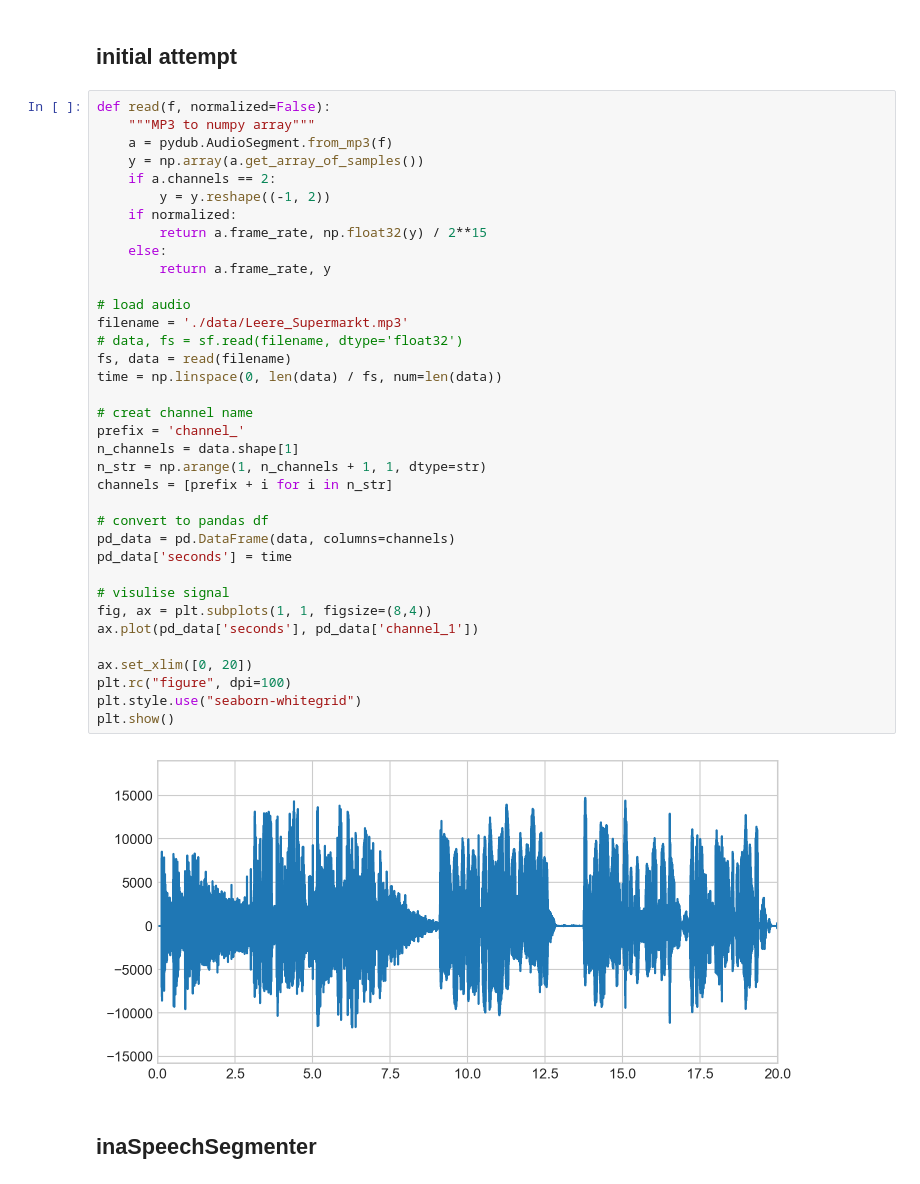
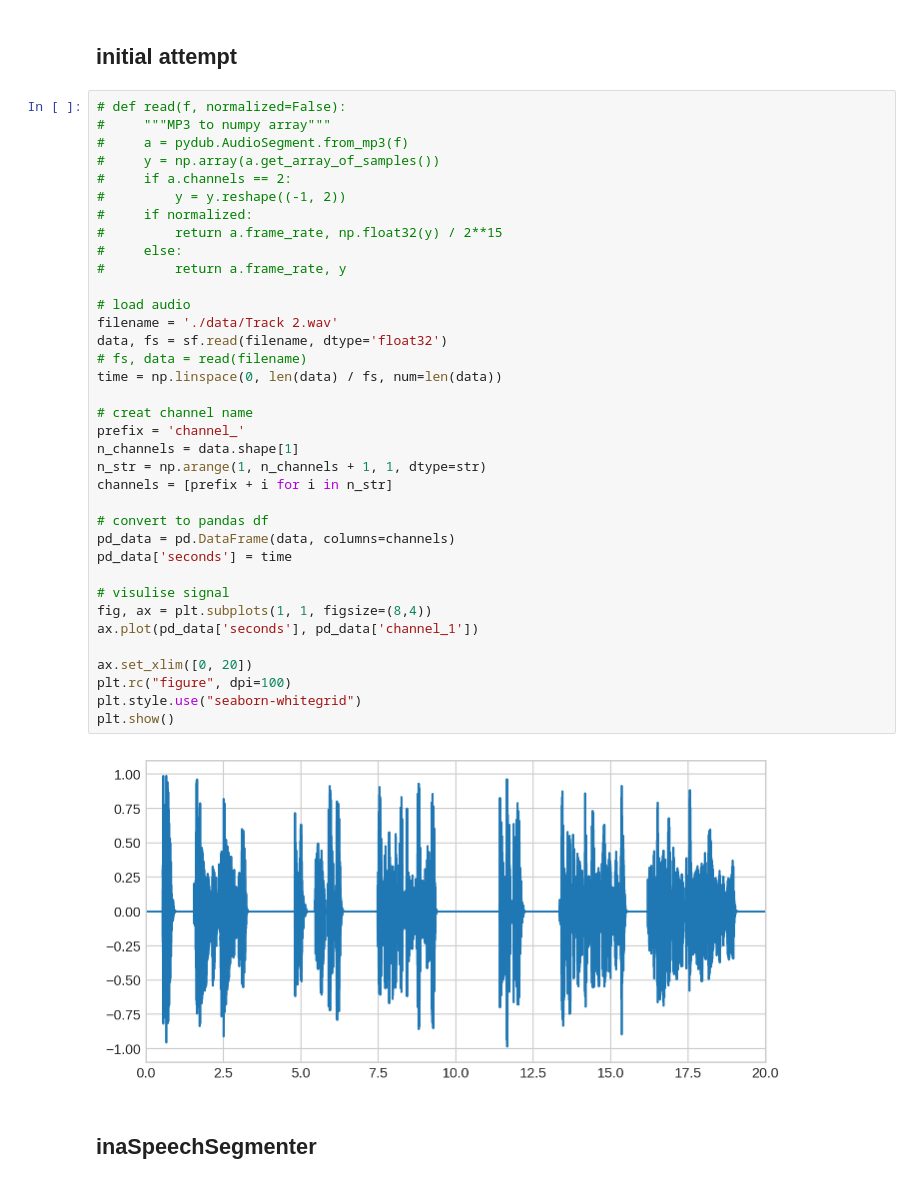
Before and after one commit to geraldgong/speech_shadowing, a Jupyter notebook: speech_shadowing.ipynb, the cells around one changed output. Saved outputs shown, nothing was run; the diff lists cells and outputs as text.

```diff
--- a/speech_shadowing.ipynb
+++ b/speech_shadowing.ipynb
@@ -18,43 +18,43 @@ https://github.com/tyiannak/pyAudioAnalysis
 # %% [markdown]
 ## initial attempt
 # %%
-def read(f, normalized=False):
-    """MP3 to numpy array"""
-    a = pydub.AudioSegment.from_mp3(f)
-    y = np.array(a.get_array_of_samples())
-    if a.channels == 2:
-        y = y.reshape((-1, 2))
-    if normalized:
-        return a.frame_rate, np.float32(y) / 2**15
-    else:
-        return a.frame_rate, y
+# def read(f, normalized=False):
+#     """MP3 to numpy array"""
+#     a = pydub.AudioSegment.from_mp3(f)
+#     y = np.array(a.get_array_of_samples())
+#     if a.channels == 2:
+#         y = y.reshape((-1, 2))
+#     if normalized:
+#         return a.frame_rate, np.float32(y) / 2**15
+#     else:
+#         return a.frame_rate, y
 
 # load audio
-filename = './data/Leere_Supermarkt.mp3'
-# data, fs = sf.read(filename, dtype='float32')
-fs, data = read(filename)
+filename = './data/Track 2.wav'
+data, fs = sf.read(filename, dtype='float32')
+# fs, data = read(filename)
 time = np.linspace(0, len(data) / fs, num=len(data))
 
 # creat channel name
 prefix = 'channel_'
 n_channels = data.shape[1]
 n_str = np.arange(1, n_channels + 1, 1, dtype=str)
 channels = [prefix + i for i in n_str]
 
 # convert to pandas df
 pd_data = pd.DataFrame(data, columns=channels)
 pd_data['seconds'] = time
 
 # visulise signal
 fig, ax = plt.subplots(1, 1, figsize=(8,4))
 ax.plot(pd_data['seconds'], pd_data['channel_1'])
 
 ax.set_xlim([0, 20])
 plt.rc("figure", dpi=100)
 plt.style.use("seaborn-whitegrid")
 plt.show()
 # %% [output]
-[figure, old version]
+[figure, new version]
 # %% [markdown]
 ## inaSpeechSegmenter
 # %% [markdown]
```
Also changed, not shown: parts of 7 cells of this notebook.
